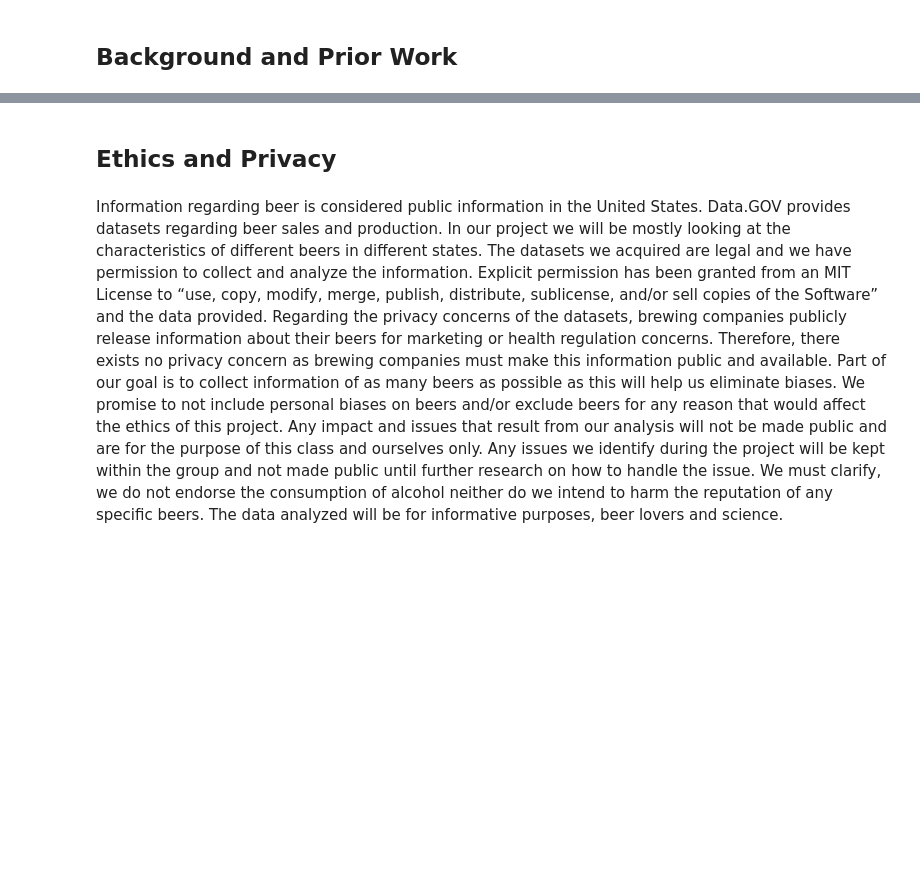
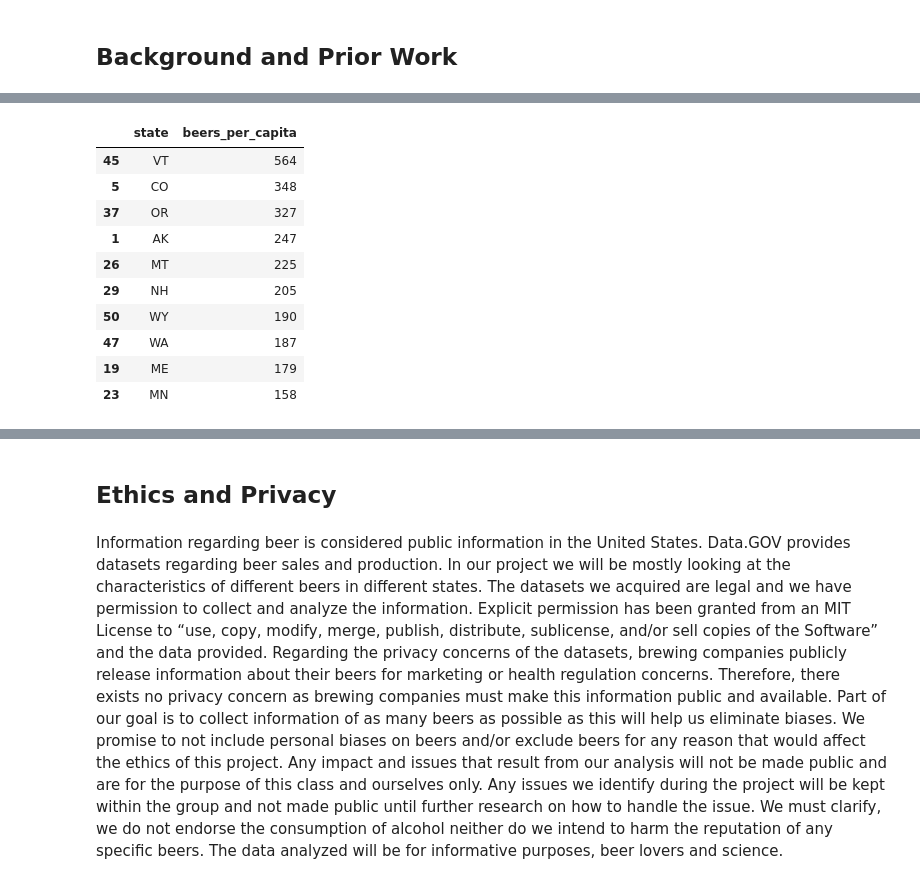
Before and after one commit to TomDonoghue/Pr_084, a Jupyter notebook: FinalProject.ipynb, the cells around one changed output, grey strips where cells are left out. Cells and saved outputs as stored; diff of their text form; code cells hidden in the pictures; blank space fills up the shorter version.

```diff
--- a/FinalProject.ipynb
+++ b/FinalProject.ipynb
@@ -70,0 +314,8 @@ http://newmapsplus.uky.edu/gallery/beer-tweets/#
+# %%
+# Counting breweries by state
+df_beers_by_state = df_beers.groupby(df_beers['state'].str.strip()).size().reset_index()
+df_beers_by_state = df_beers_by_state.rename(index=str, columns={0:'beers_count'})
+
+df_beers_by_state.head()
+
+assert sum(df_beers_by_state['beers_count']) == (len(df_beers) - 1) #
@@ -70,0 +359,16 @@ http://newmapsplus.uky.edu/gallery/beer-tweets/#
+# %%
+# Population Estimates by state
+df_population_estimates = pd.read_csv('raw_data/us_states_population_estimates.csv')
+df_population_estimates = df_population_estimates.rename(index=str, columns={'State': 'state', 'Population Estimate': 'population_estimate', 'Year': 'year'})
+
+# Getting latest data (population estimates from 2017), dropping it, and removing Puerto Rico
+df_population_estimates = df_population_estimates[df_population_estimates['year'] == 2017]
+df_population_estimates = df_population_estimates.drop('year', axis=1)
+df_population_estimates = df_population_estimates[df_population_estimates['state'] != 'Puerto Rico']
+
+assert len(df_population_estimates) == 51
+
+# Converting full state name to its abbreviation
+df_population_estimates['state'] = df_population_estimates['state'].apply((lambda s: us_state_abbrev[s]))
+
+df_population_estimates.head()
@@ -70,0 +382,24 @@ http://newmapsplus.uky.edu/gallery/beer-tweets/#
+# %%
+# Merging population estimates and beers by state
+df_beers_per_capita = pd.merge(df_population_estimates, df_beers_by_state, on='state')
+
+# Beers per capita (1 beer per 100,000 habitants)
+df_beers_per_capita['beers_per_capita'] = df_beers_per_capita.apply((lambda r: int((r['beers_count']/r['population_estimate']) * 100000)), axis=1)
+
+# Dropping beer count and population estimates for Map visualization
+df_beers_per_capita = df_beers_per_capita.drop('population_estimate', axis=1)
+df_beers_per_capita = df_beers_per_capita.drop('beers_count', axis=1)
+
+df_beers_per_capita.sort_values('beers_per_capita', ascending=False).head(10)
+# %% [output]
+|  | state | beers_per_capita |
+| 45 | VT | 564 |
+| 5 | CO | 348 |
+| 37 | OR | 327 |
+| 1 | AK | 247 |
+| 26 | MT | 225 |
+| 29 | NH | 205 |
+| 50 | WY | 190 |
+| 47 | WA | 187 |
+| 19 | ME | 179 |
+| 23 | MN | 158 |
```
Also changed, not shown: parts of 45 cells of this notebook.
